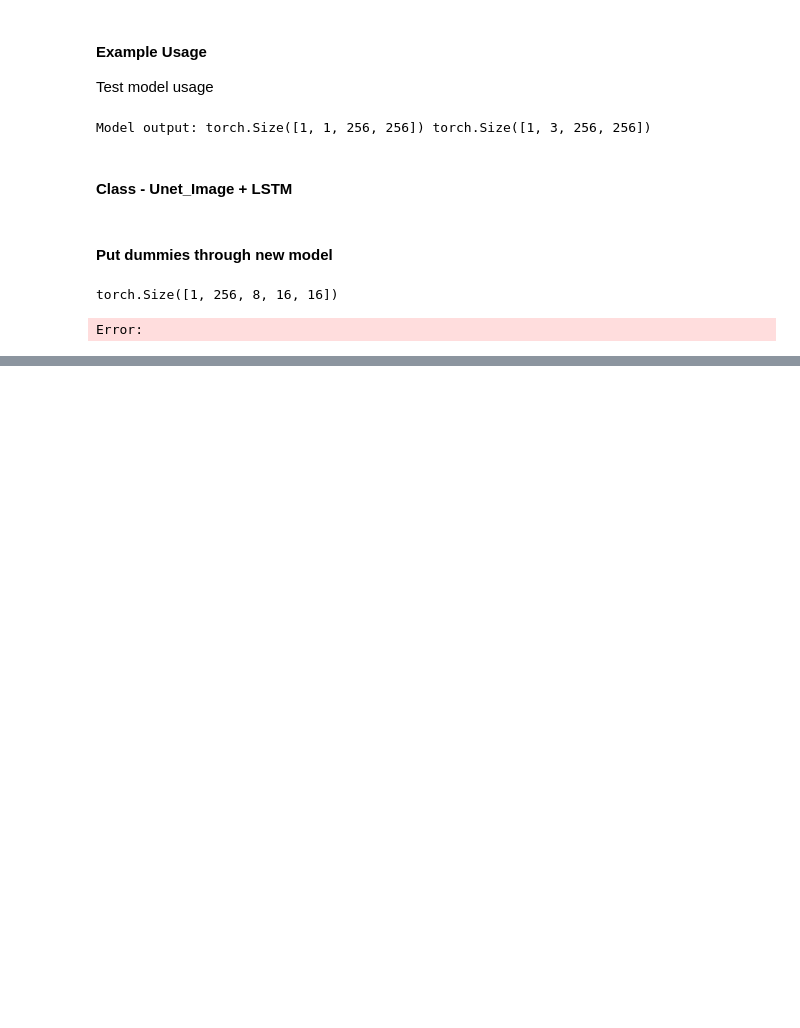
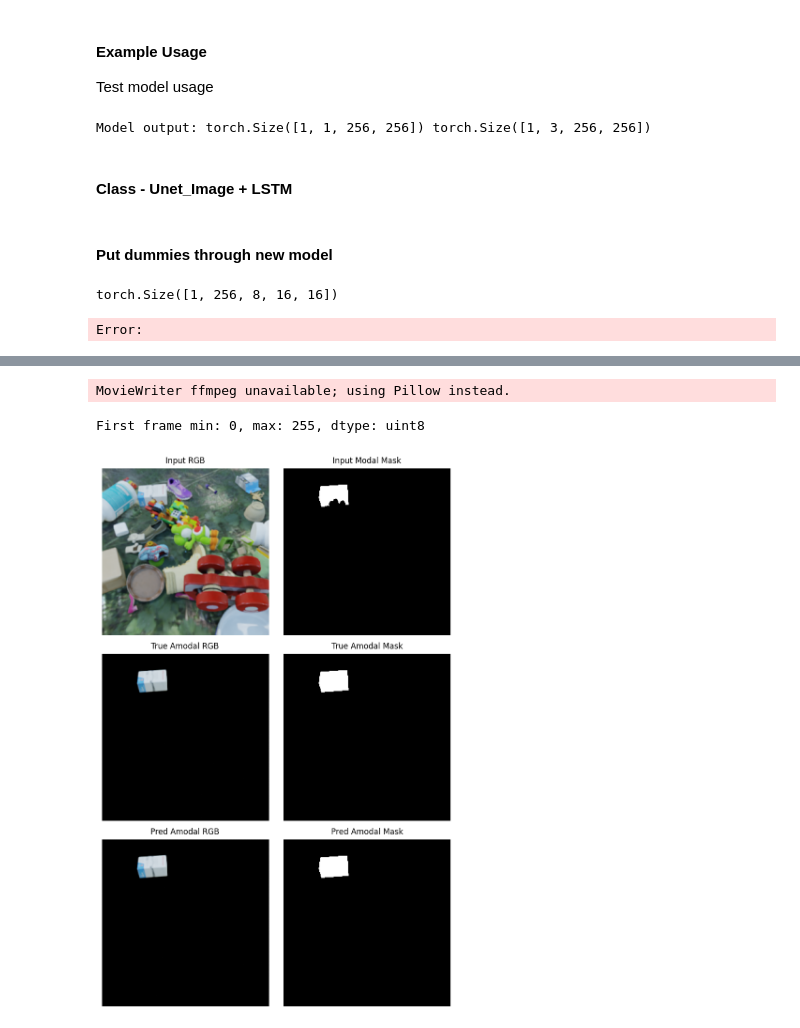
Before and after one commit to campbell108/groupj_llnl, a Jupyter notebook: notebooks/task2/task2_1_unet_lstm.ipynb, the cells around one changed output, grey strips where cells are left out. Saved outputs shown, nothing was run; the diff lists cells and outputs as text; code cells hidden in the pictures; blank space fills up the shorter version.

```diff
--- a/notebooks/task2/task2_1_unet_lstm.ipynb
+++ b/notebooks/task2/task2_1_unet_lstm.ipynb
@@ -429,0 +986,29 @@ Error:
+# %%
+# Arguments
+learning_rate = 1e-4 # 3e-4?... or 3e-5
+batch_size = 8
+mask_content_preds = True
+n_workers = 4
+n_epochs = 15
+
+# Dataloaders
+# These are specifically for images
+# load 1 consecutive frame at a time
+train_dataset = MOVi_Dataset_Filtered(split = 'train',
+                             n_frames = 8,
+                             n_samples = 32,
+                             root=ROOT_PATH)
+train_dataloader = DataLoader(train_dataset,
+                              num_workers = n_workers,
+                              batch_size=batch_size)
+
+val_dataset = MOVi_Dataset_Filtered(split = 'test',
+                           n_frames = 8,
+                           n_samples = 8,
+                          root=ROOT_PATH)
+val_dataloader = DataLoader(val_dataset,
+                            num_workers = n_workers,
+                            batch_size=batch_size)
+# val_dataset = train_dataset
+
+# val_dataloader = train_dataloader
@@ -429,0 +1020,3 @@ Error:
+# %%
+sample = next(iter(train_dataset))
+sample
@@ -429,0 +1151,16 @@ Error:
+# %%
+# Example usage:
+panel_titles = [
+    ['Input RGB', 'Input Modal Mask'],
+    ['True Amodal RGB', 'True Amodal Mask'],
+    ['Pred Amodal RGB', 'Pred Amodal Mask']
+]
+
+# Run the function
+make_grid_video_with_titles(grid_tensors, panel_titles,
+                            interval=200,
+                             save_path="/Users/marcou1/Library/CloudStorage/OneDrive-LLNL/DSSI/DataSciChallenge/offline_tests/test_video.gif")
+# %% [output]
+MovieWriter ffmpeg unavailable; using Pillow instead.
+First frame min: 0, max: 255, dtype: uint8
+[figure, added]
```
Also changed, not shown: parts of 29 cells of this notebook, 1 other file.
